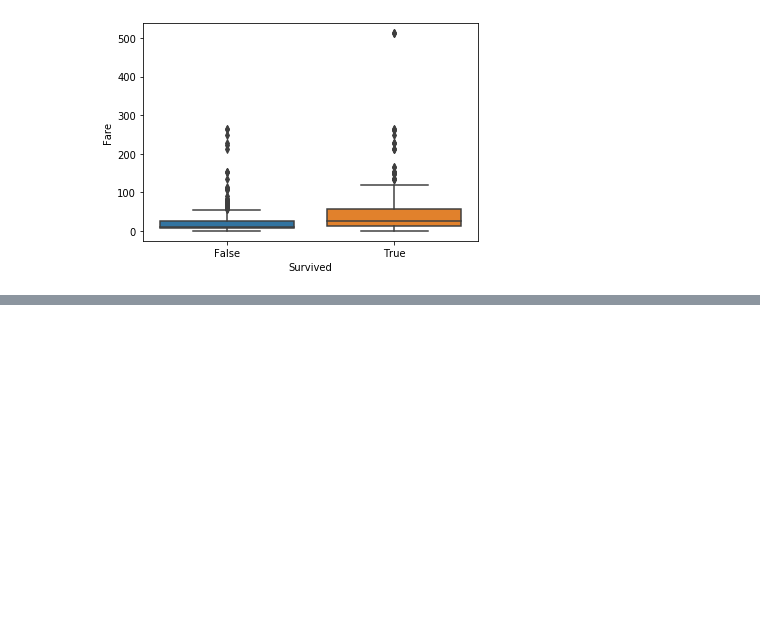
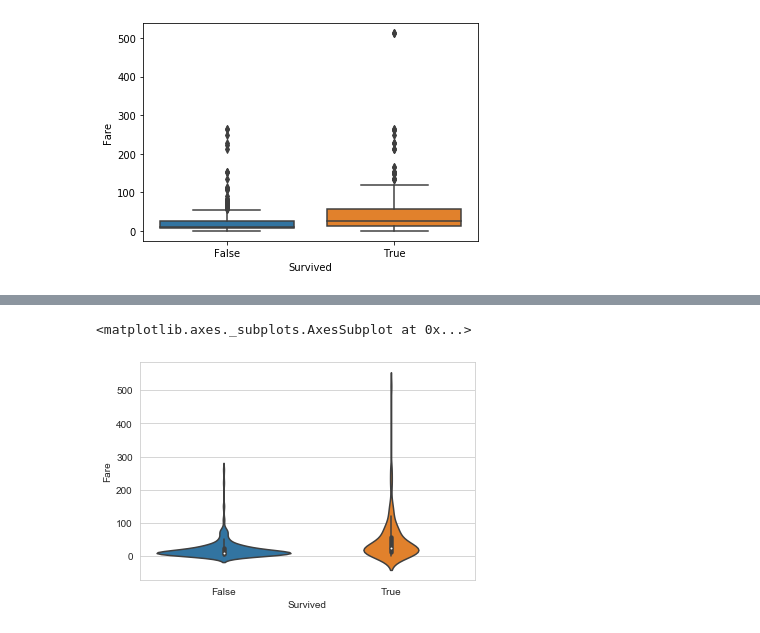
Before and after one commit to USF-CS-663-Spring-2020/lab-02-titanic-icgranger9, a Jupyter notebook: lab_02.ipynb, the cells around one changed output, grey strips where cells are left out. Cells and saved outputs as stored; diff of their text form; code cells hidden in the pictures; blank space fills up the shorter version.

```diff
--- a/lab_02.ipynb
+++ b/lab_02.ipynb
@@ -51,0 +54,9 @@ sns.boxplot(x="Survived", y="Fare", data=relevant_df, showfliers=False)
+# %%
+# One last version
+# This is a violin plot, read more about it here: https://en.wikipedia.org/wiki/Violin_plot
+
+sns.set_style('whitegrid')
+sns.violinplot(x='Survived', y='Fare', data=relevant_df)
+# %% [output]
+<matplotlib.axes._subplots.AxesSubplot at 0x...>
+[figure, added]
```
Also changed, not shown: parts of 2 cells of this notebook.
